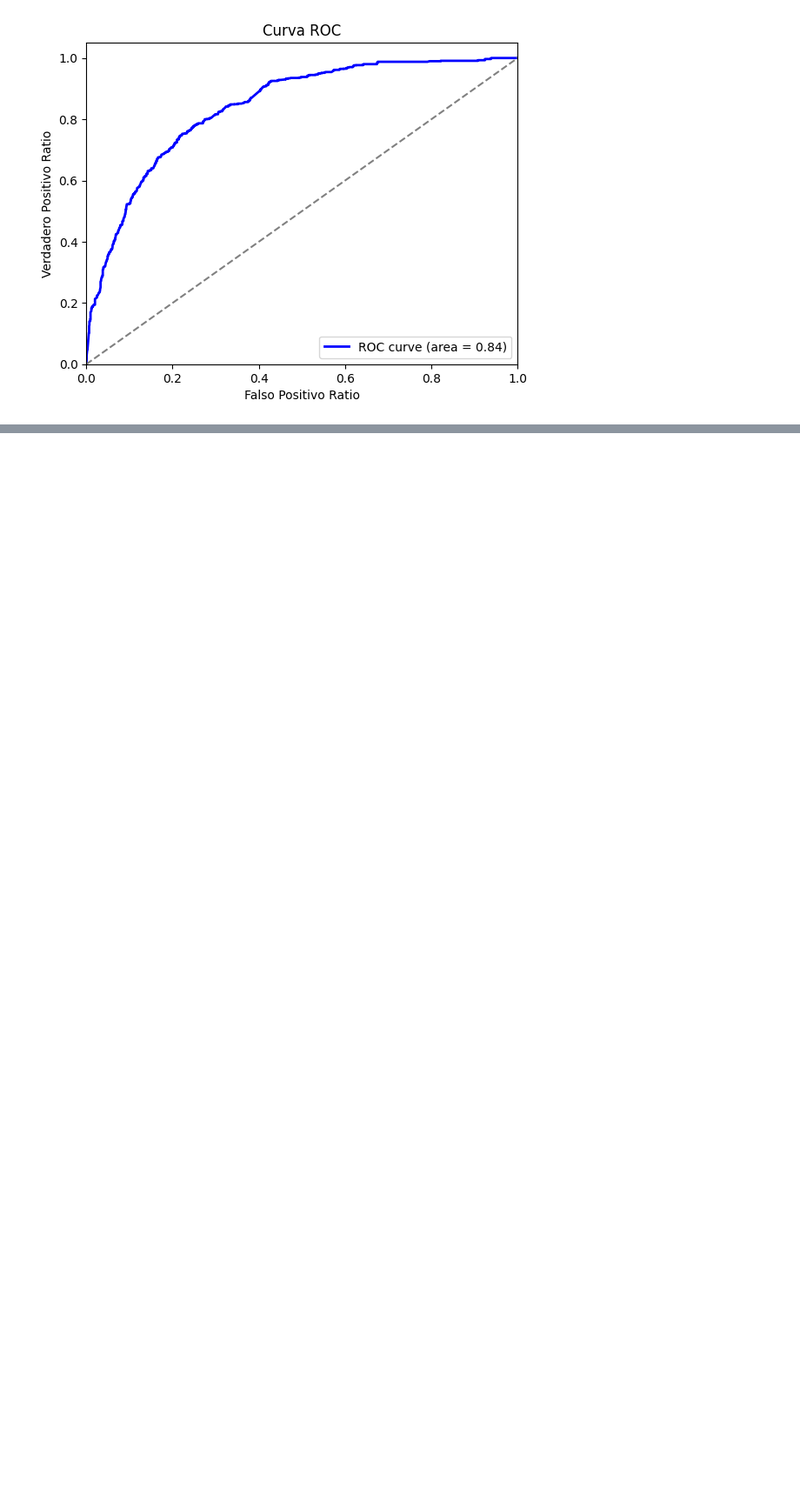
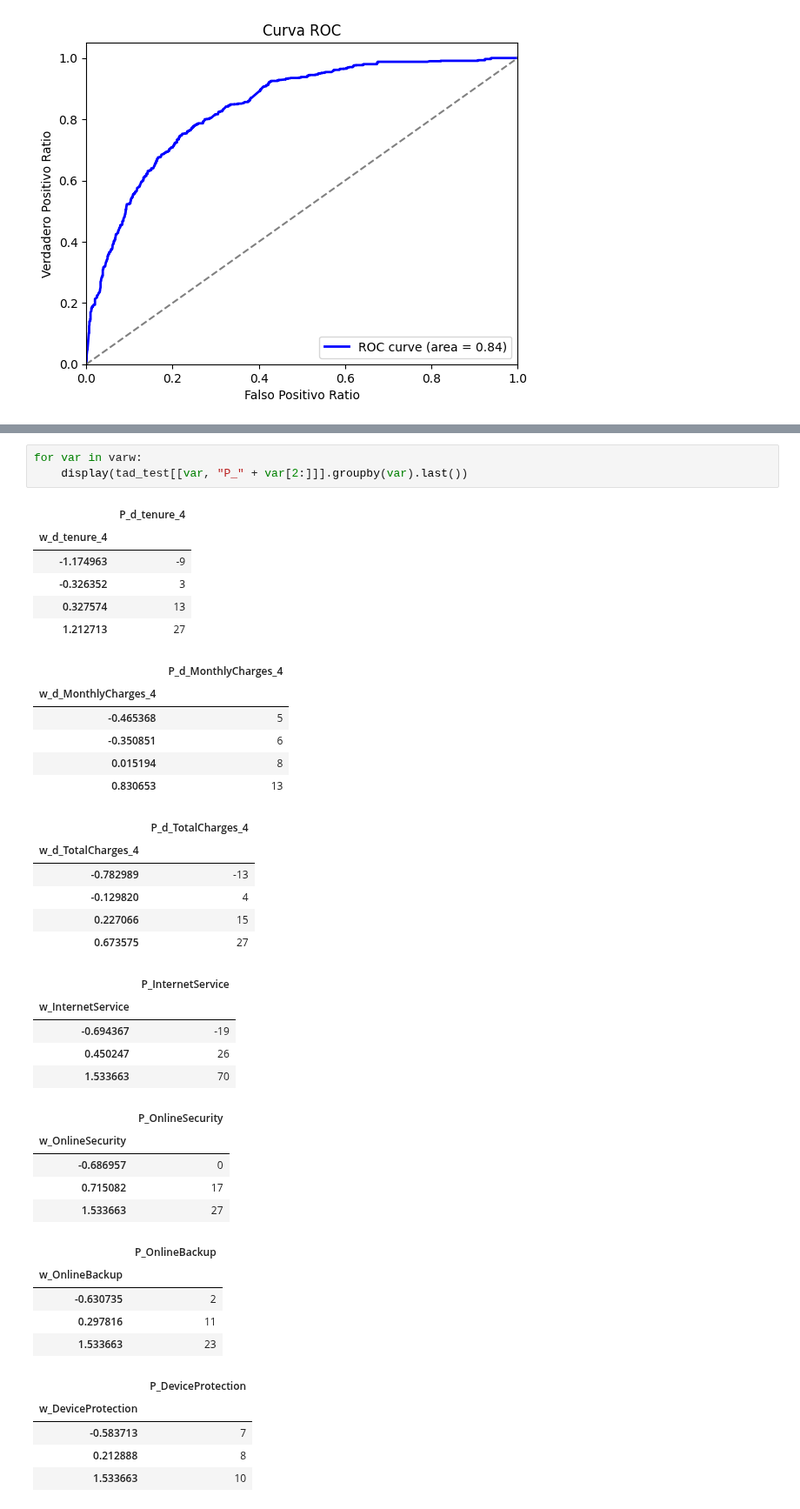
Before and after one commit to 318281029SBH/Escuela, a Jupyter notebook: Prc1LR.ipynb, the cells around one changed output, grey strips where cells are left out. Shown at 87% size. Saved outputs shown, nothing was run; the diff lists cells and outputs as text; blank space fills up the shorter version.

```diff
--- a/Prc1LR.ipynb
+++ b/Prc1LR.ipynb
@@ -468,0 +546,42 @@ plt.show()
+# %%
+for var in varw:
+    display(tad_test[[var, "P_" + var[2:]]].groupby(var).last())
+# %% [output]
+|  | P_d_tenure_4 |
+| w_d_tenure_4 |  |
+| -1.174963 | -9 |
+| -0.326352 | 3 |
+| 0.327574 | 13 |
+| 1.212713 | 27 |
+|  | P_d_MonthlyCharges_4 |
+| w_d_MonthlyCharges_4 |  |
+| -0.465368 | 5 |
+| -0.350851 | 6 |
+| 0.015194 | 8 |
+| 0.830653 | 13 |
+|  | P_d_TotalCharges_4 |
+| w_d_TotalCharges_4 |  |
+| -0.782989 | -13 |
+| -0.129820 | 4 |
+| 0.227066 | 15 |
+| 0.673575 | 27 |
+|  | P_InternetService |
+| w_InternetService |  |
+| -0.694367 | -19 |
+| 0.450247 | 26 |
+| 1.533663 | 70 |
+|  | P_OnlineSecurity |
+| w_OnlineSecurity |  |
+| -0.686957 | 0 |
+| 0.715082 | 17 |
+| 1.533663 | 27 |
+|  | P_OnlineBackup |
+| w_OnlineBackup |  |
+| -0.630735 | 2 |
+| 0.297816 | 11 |
+| 1.533663 | 23 |
+|  | P_DeviceProtection |
+| w_DeviceProtection |  |
+| -0.583713 | 7 |
+| 0.212888 | 8 |
+| 1.533663 | 10 |
```
Also changed, not shown: parts of 10 cells of this notebook.
